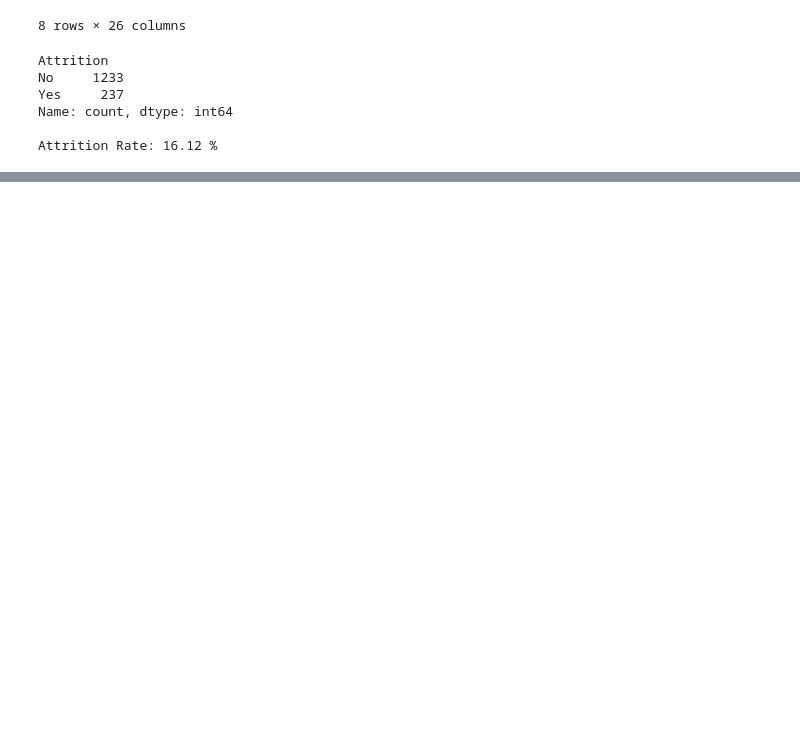
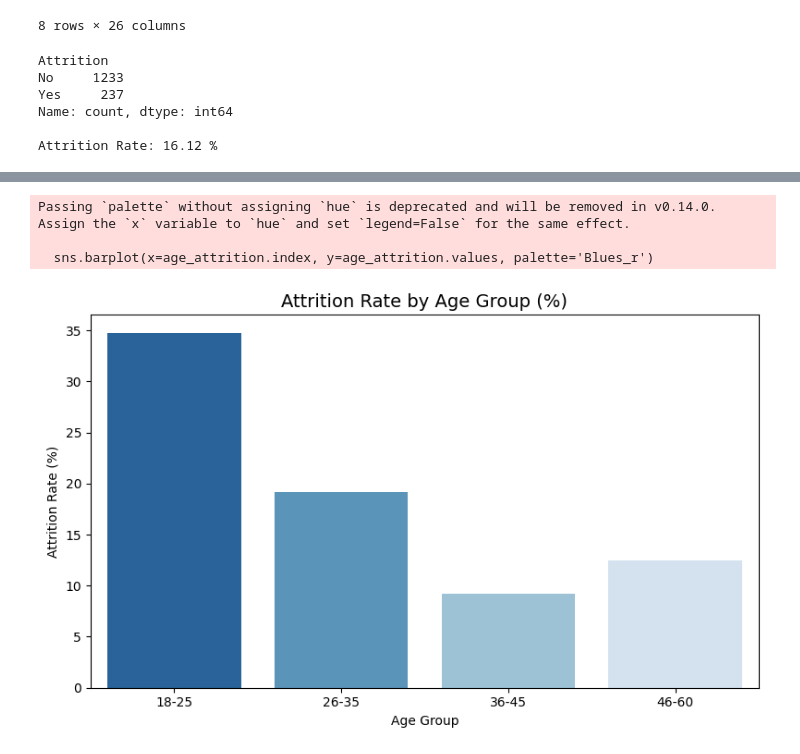
Before and after one commit to anshisharma9472-ops/hr-analytics-attrition, a Jupyter notebook: hr_analytics_eda_and_model.ipynb, the cells around one changed output, grey strips where cells are left out. Drawn from its saved outputs; the diff is of its cells as text; code cells hidden in the pictures; blank space fills up the shorter version.

```diff
--- a/hr_analytics_eda_and_model.ipynb
+++ b/hr_analytics_eda_and_model.ipynb
@@ -92,0 +128,21 @@ Attrition Rate: 16.12 %
+# %%
+# Create age bins
+df['AgeGroup'] = pd.cut(df['Age'], bins=[18, 25, 35, 45, 60],
+                         labels=['18-25', '26-35', '36-45', '46-60'])
+
+age_attrition = df.groupby('AgeGroup', observed=True)['Attrition_num'].mean() * 100
+age_attrition = age_attrition.round(2)
+
+plt.figure(figsize=(8, 5))
+sns.barplot(x=age_attrition.index, y=age_attrition.values, palette='Blues_r')
+plt.title('Attrition Rate by Age Group (%)', fontsize=14)
+plt.ylabel('Attrition Rate (%)')
+plt.xlabel('Age Group')
+plt.tight_layout()
+plt.savefig('attrition_by_age.png', dpi=150)
+plt.show()
+# %% [output]
+Passing `palette` without assigning `hue` is deprecated and will be removed in v0.14.0. Assign the `x` variable to `hue` and set `legend=False` for the same effect.
+
+  sns.barplot(x=age_attrition.index, y=age_attrition.values, palette='Blues_r')
+[figure, added]
```
Also changed, not shown: parts of 8 cells of this notebook, 6 other files.
